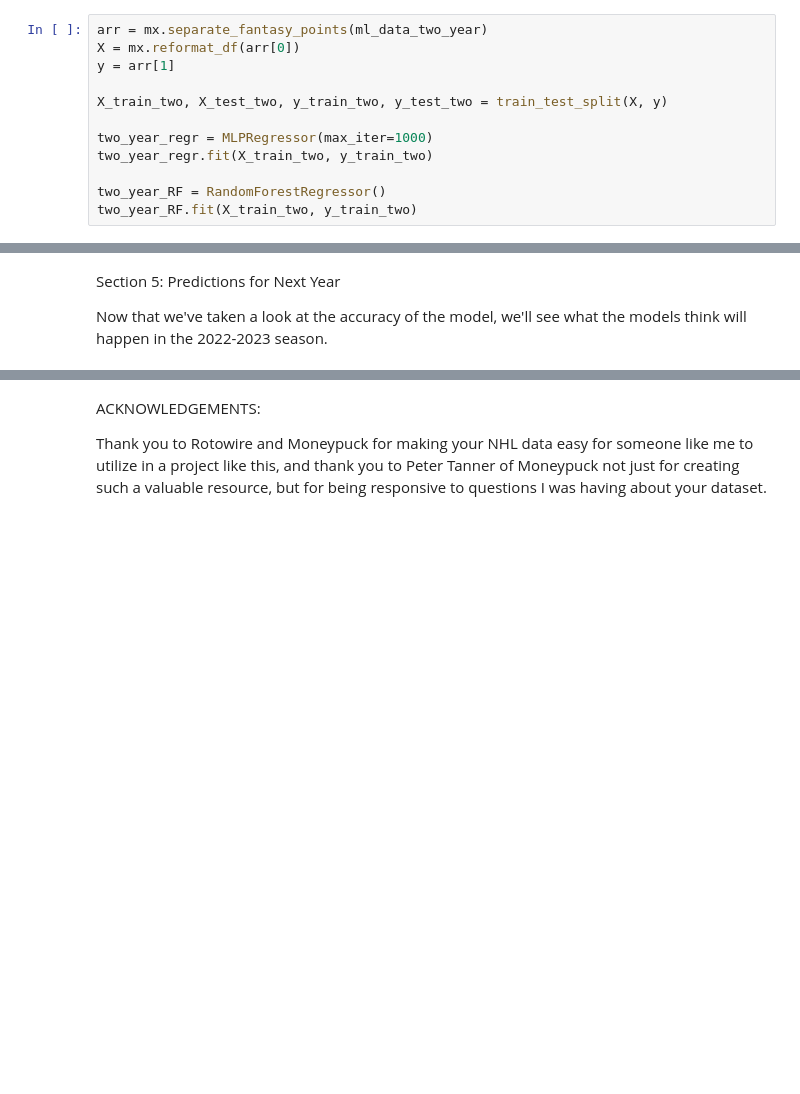
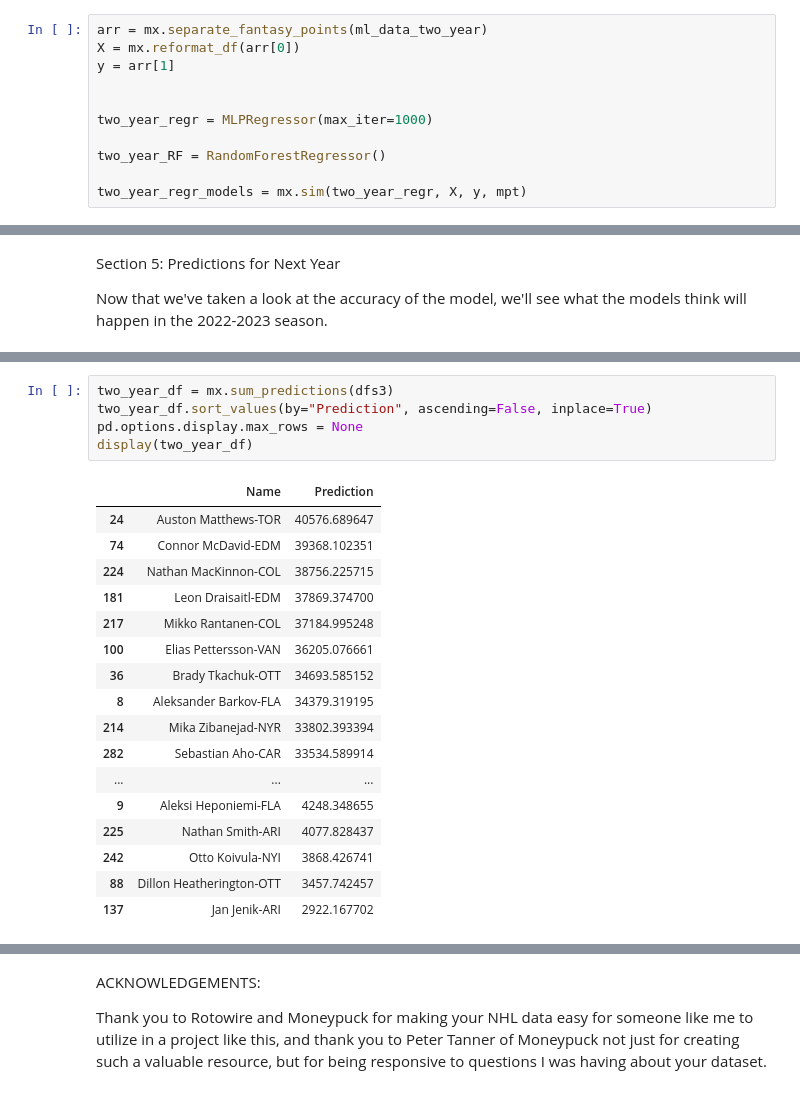
Before and after one commit to chrisberry888/FantasyHockeyAnalyzer, a Jupyter notebook: Fantasy Hockey Analyzer Notebook.ipynb, the cells around one changed output, grey strips where cells are left out. Saved outputs shown, nothing was run; the diff lists cells and outputs as text; blank space fills up the shorter version.

```diff
--- a/Fantasy Hockey Analyzer Notebook.ipynb
+++ b/Fantasy Hockey Analyzer Notebook.ipynb
@@ -146,10 +151,9 @@ arr = mx.separate_fantasy_points(ml_data_two_year)
 X = mx.reformat_df(arr[0])
 y = arr[1]
 
-X_train_two, X_test_two, y_train_two, y_test_two = train_test_split(X, y)
 
 two_year_regr = MLPRegressor(max_iter=1000)
-two_year_regr.fit(X_train_two, y_train_two)
 
 two_year_RF = RandomForestRegressor()
-two_year_RF.fit(X_train_two, y_train_two)
+
+two_year_regr_models = mx.sim(two_year_regr, X, y, mpt)
@@ -332,0 +304,23 @@ display(three_year_df)
+# %%
+two_year_df = mx.sum_predictions(dfs3)
+two_year_df.sort_values(by="Prediction", ascending=False, inplace=True)
+pd.options.display.max_rows = None
+display(two_year_df)
+# %% [output]
+|  | Name | Prediction |
+| 24 | Auston Matthews-TOR | 40576.689647 |
+| 74 | Connor McDavid-EDM | 39368.102351 |
+| 224 | Nathan MacKinnon-COL | 38756.225715 |
+| 181 | Leon Draisaitl-EDM | 37869.374700 |
+| 217 | Mikko Rantanen-COL | 37184.995248 |
+| 100 | Elias Pettersson-VAN | 36205.076661 |
+| 36 | Brady Tkachuk-OTT | 34693.585152 |
+| 8 | Aleksander Barkov-FLA | 34379.319195 |
+| 214 | Mika Zibanejad-NYR | 33802.393394 |
+| 282 | Sebastian Aho-CAR | 33534.589914 |
+| ... | ... | ... |
+| 9 | Aleksi Heponiemi-FLA | 4248.348655 |
+| 225 | Nathan Smith-ARI | 4077.828437 |
+| 242 | Otto Koivula-NYI | 3868.426741 |
+| 88 | Dillon Heatherington-OTT | 3457.742457 |
+| 137 | Jan Jenik-ARI | 2922.167702 |
```
Also changed, not shown: parts of 26 cells of this notebook, 3 other files.
